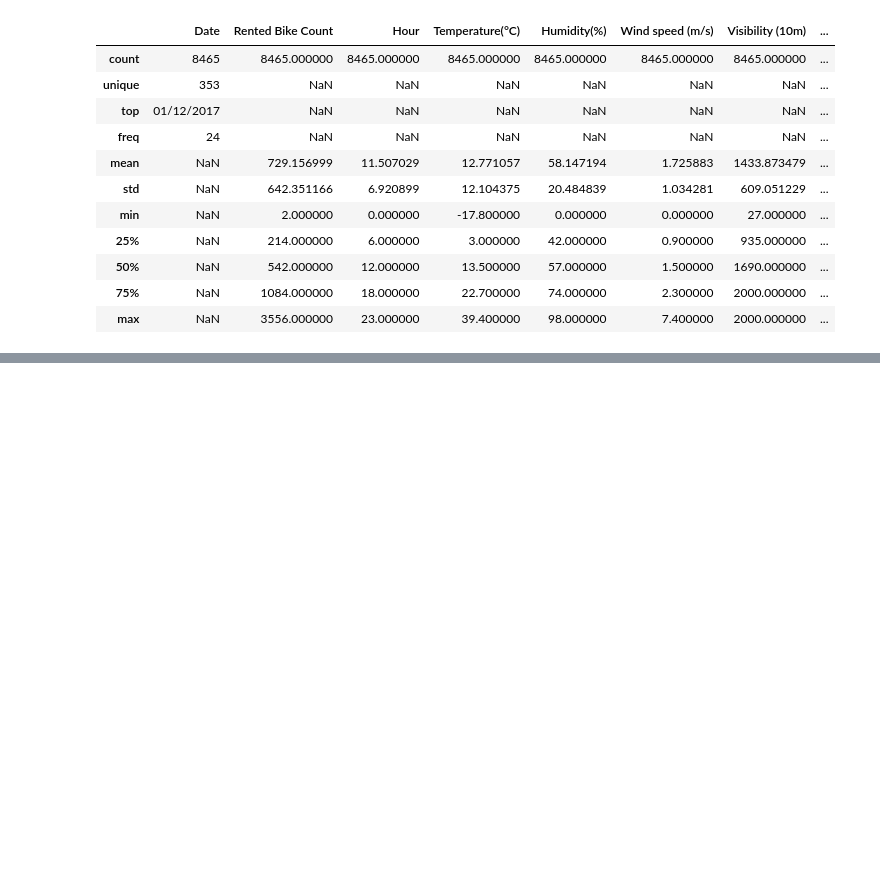
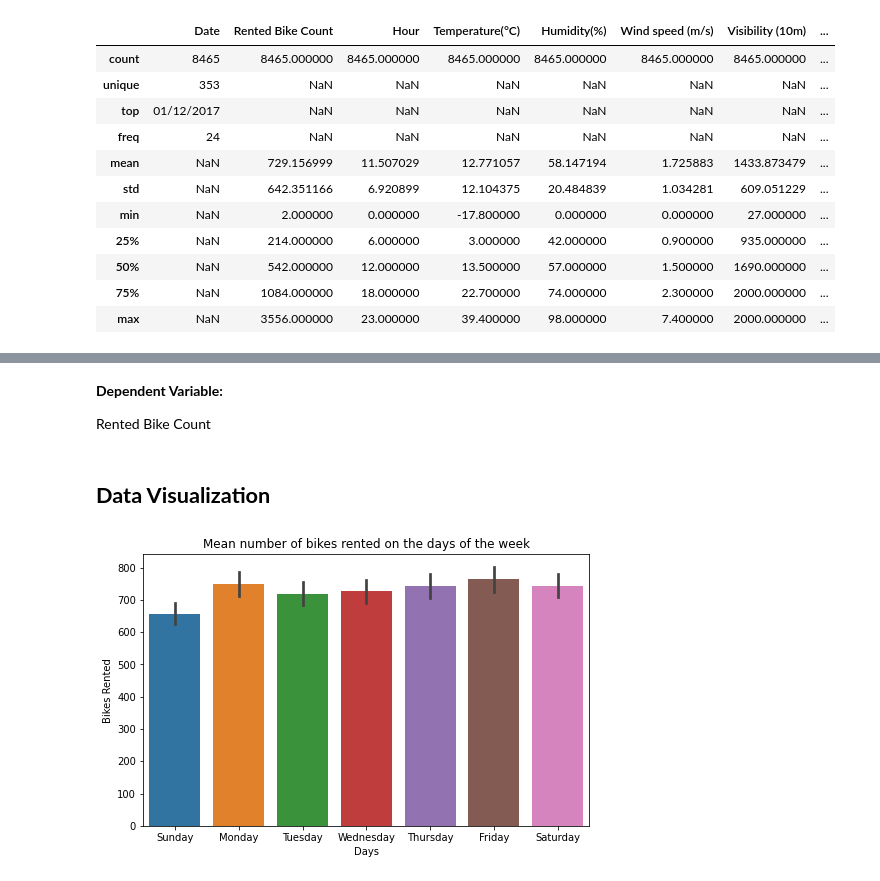
Before and after one commit to rsonar821/Regression-Capstone-Project, a Jupyter notebook: Seoul_Bike_Sharing_Demand_Prediction.ipynb, the cells around one changed output, grey strips where cells are left out. Drawn from its saved outputs; the diff is of its cells as text; code cells hidden in the pictures; blank space fills up the shorter version.

```diff
--- a/Seoul_Bike_Sharing_Demand_Prediction.ipynb
+++ b/Seoul_Bike_Sharing_Demand_Prediction.ipynb
@@ -256,0 +279,29 @@ df.describe(include='all')
+# %% [markdown]
+**Dependent Variable:**
+
+Rented Bike Count
+# %%
+# Converting the 'Date' column to a date-time datatype
+
+df['Date'] = pd.to_datetime(df['Date'])
+# %%
+# Extracting the year, months and days from the 'Date' column
+
+df['Year'] = df['Date'].dt.year
+df['Month'] = df['Date'].dt.month_name()
+df['Day'] =df['Date'].dt.day_name()
+# %% [markdown]
+## **Data Visualization**
+# %%
+# Plotting a barplot of the average number of bikes rented on the days of the week
+
+plt.figure(figsize=(8,5))
+figure = sns.barplot(x=df['Day'], y=df['Rented Bike Count'], order=['Sunday', 'Monday',
+                                                           'Tuesday', 'Wednesday',
+                                                           'Thursday', 'Friday',
+                                                           'Saturday'])
+figure.set(title='Mean number of bikes rented on the days of the week')
+figure.set(xlabel='Days', ylabel='Bikes Rented')
+plt.show(figure)
+# %% [output]
+[figure, added]
```
Also changed, not shown: parts of 13 cells of this notebook.
